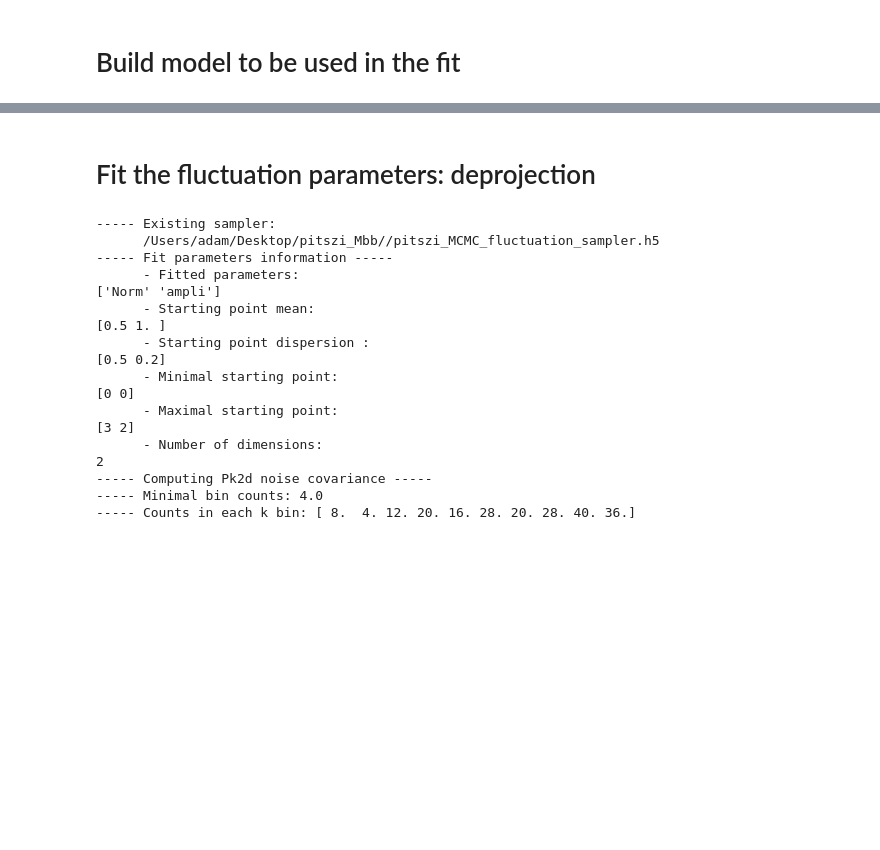
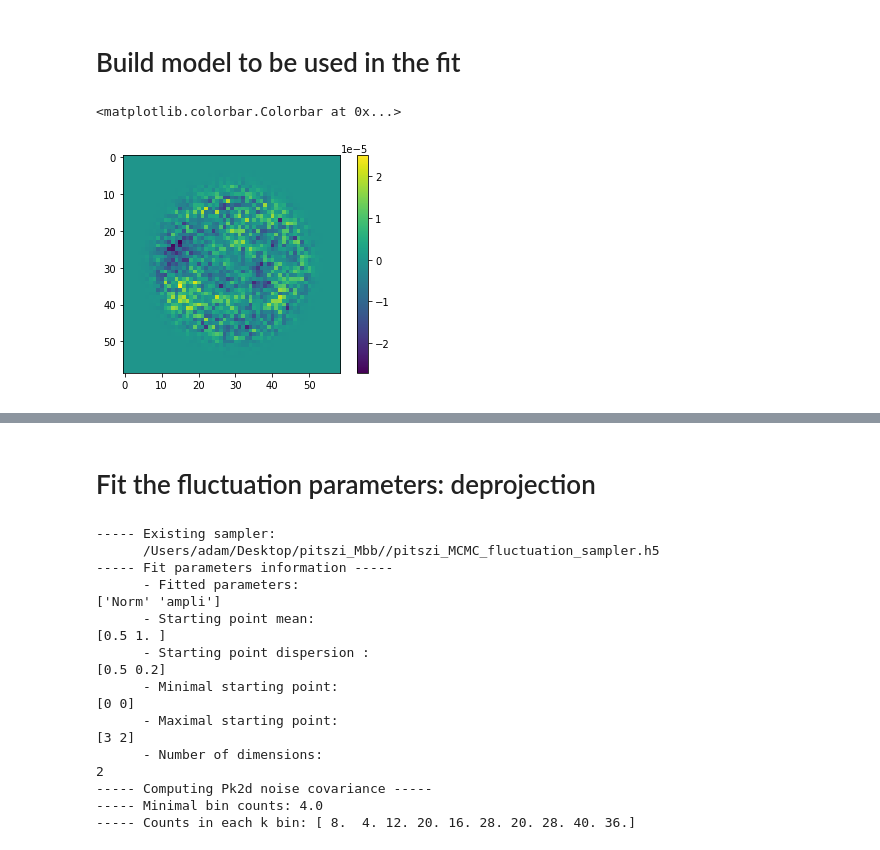
Before and after one commit to remi-adam/pitszi, a Jupyter notebook: notebook/pitszi_dev_forward_fit_pk3d_via_window_function_and_mbb.ipynb, the cells around one changed output, grey strips where cells are left out. Cells and saved outputs as stored; diff of their text form; code cells hidden in the pictures; blank space fills up the shorter version.

```diff
--- a/notebook/pitszi_dev_forward_fit_pk3d_via_window_function_and_mbb.ipynb
+++ b/notebook/pitszi_dev_forward_fit_pk3d_via_window_function_and_mbb.ipynb
@@ -60,10 +60,10 @@ los_size = 1*u.Mpc
 los_reso = 100*u.kpc
 
 # Pk measurement
-Nbins_pk = 10
+Nbins_pk = 30
 scale_bins = 'lin'
-kmin_pk = 1/(60*7)*u.arcsec**-1
-kmax_pk = 1/(2*beam_FWHM.to('arcsec'))
+kmin_pk = 1/(60*5)*u.arcsec**-1
+kmax_pk = 1/(beam_FWHM.to('arcsec'))
 
 method_data_deconv = False
 method_w8_radial  = True
@@ -223,6 +223,13 @@ inference.set_method_w8(apply_radial_model=method_w8_radial,
                         conv_radial_model_beam=method_w8_beam, conv_radial_model_TF=method_w8_TF,
                         remove_GNFW_core=True,
                         smooth_FWHM=method_w8_smooth)
+# %%
+_,_,img,_,_ = inference.get_pk2d_data(output_ymodel=True)
+plt.imshow(img)
+plt.colorbar()
+# %% [output]
+<matplotlib.colorbar.Colorbar at 0x...>
+[figure, added]
 # %%
 fitpar_pk3d = {
     'Norm':{'guess':[0.5, 0.5],'unit': None,'limit':[0, 3]}, #'prior':[0.5, 0.2],},
```
Also changed, not shown: parts of 5 cells of this notebook, 3 other files.
